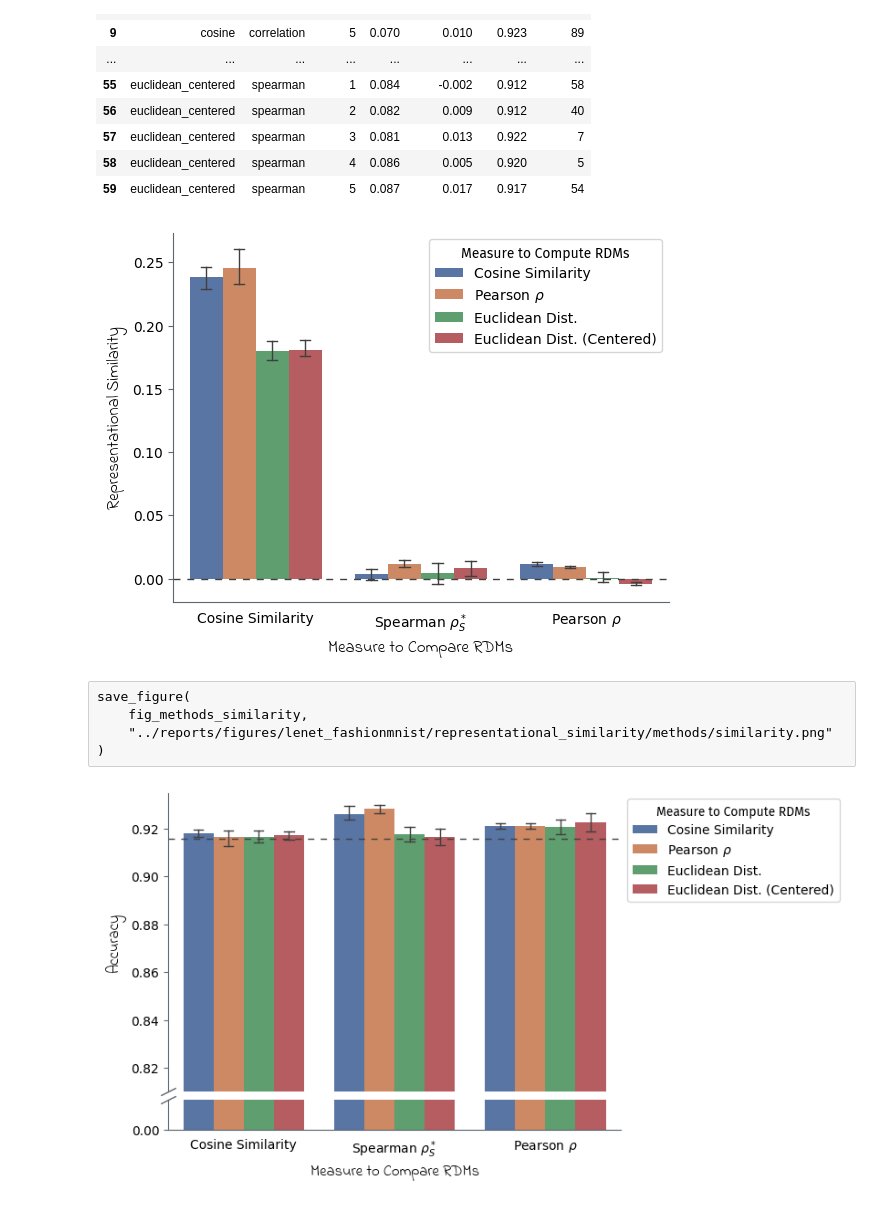
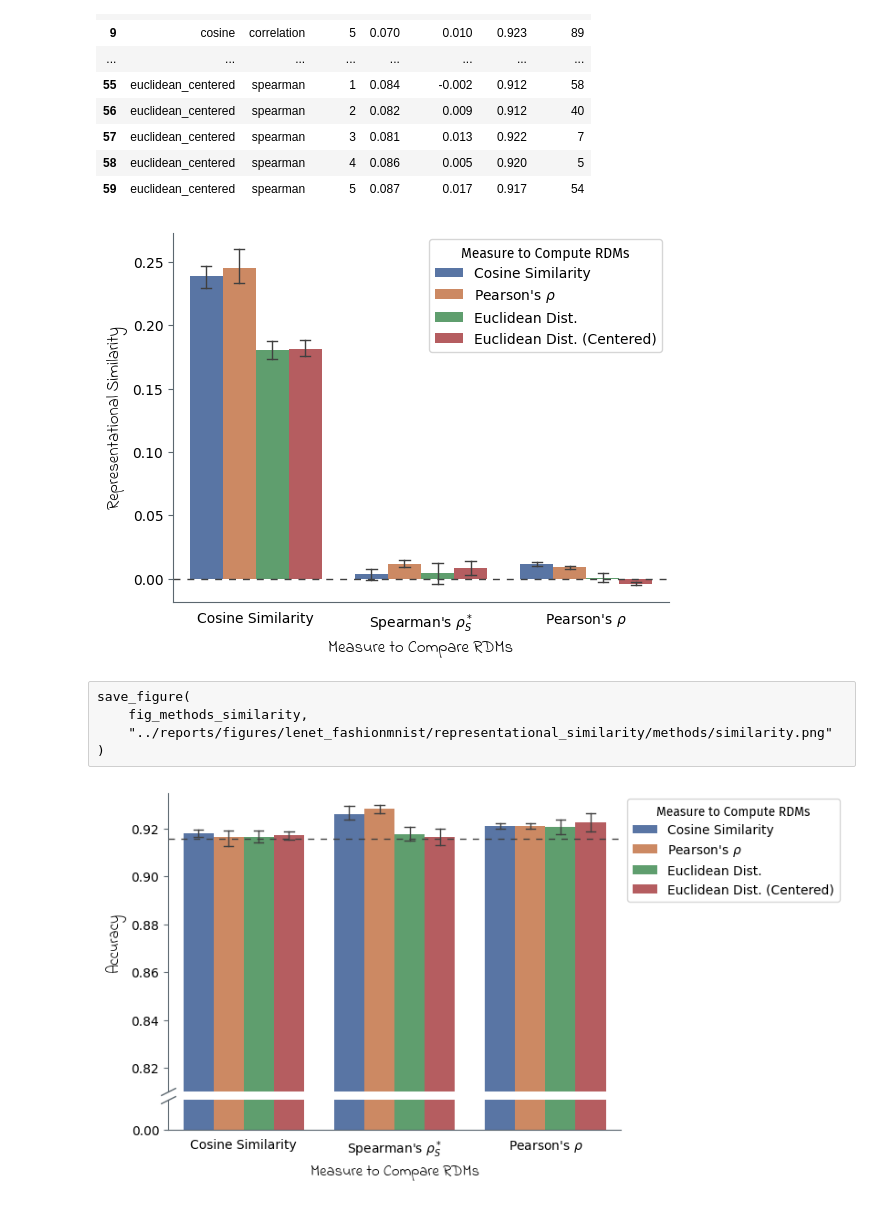
Before and after one commit to mrvnthss/rsa-vision-networks, a Jupyter notebook: notebooks/5.4-mt-rsa-lenet-fashionmnist.ipynb, the cells around one changed output. Cells and saved outputs as stored; diff of their text form; code cells hidden in the pictures.

```diff
--- a/notebooks/5.4-mt-rsa-lenet-fashionmnist.ipynb
+++ b/notebooks/5.4-mt-rsa-lenet-fashionmnist.ipynb
@@ -1037,41 +1037,41 @@ with sns.axes_style({"axes.edgecolor": anthracite}):
         0,
         color=".25",
         linestyle=(0, (5, 5)),
         linewidth=1
     )
 
 # Add axis labels
 ax.set_xlabel("Measure to Compare RDMs", font=indie_flower, size=12)
 ax.set_ylabel("Representational Similarity", font=indie_flower, size=12)
 
 # Customize legend
 h, _ = ax.get_legend_handles_labels()
 ax.legend(
     h,
-    ["Cosine Similarity", r"Pearson $\rho$", "Euclidean Dist.", "Euclidean Dist. (Centered)"],
+    ["Cosine Similarity", r"Pearson's $\rho$", "Euclidean Dist.", "Euclidean Dist. (Centered)"],
     loc="upper right",
     bbox_to_anchor=(1, 1),
     title="Measure to Compute RDMs",
     title_fontproperties=FontProperties(family="Fira Sans")
 )
 
 # Modify tick labels
 ax.set_xticks(range(3))
-ax.set_xticklabels(["Cosine Similarity", r"Spearman $\rho_S^*$", r"Pearson $\rho$"])
+ax.set_xticklabels(["Cosine Similarity", r"Spearman's $\rho_S^*$", r"Pearson's $\rho$"])
 
 # Control figure aesthetics
 sns.despine(ax=ax)
 ax.tick_params(bottom=False, color=anthracite)
 
 fig_methods_similarity = ax.get_figure()
 plt.show()
 # %% [output]
-[figure, old version]
+[figure, new version]
-# %% [raw]
-save_figure(
-    fig_methods_similarity,
-    "../reports/figures/lenet_fashionmnist/representational_similarity/methods/similarity.png"
-)
+# %% [raw]
+save_figure(
+    fig_methods_similarity,
+    "../reports/figures/lenet_fashionmnist/representational_similarity/methods/similarity.png"
+)
 # %%
 # Prepare plot with "broken" axis
 # Adapted from https://matplotlib.org/stable/gallery/subplots_axes_and_figures/broken_axis.html
@@ -1140,7 +1140,7 @@ ax_bottom.set_ylabel("")
 h, _ = ax_top.get_legend_handles_labels()
 ax_top.legend(
     h,
-    ["Cosine Similarity", r"Pearson $\rho$", "Euclidean Dist.", "Euclidean Dist. (Centered)"],
+    ["Cosine Similarity", r"Pearson's $\rho$", "Euclidean Dist.", "Euclidean Dist. (Centered)"],
     loc="upper left",
     bbox_to_anchor=(1, 1),
     title="Measure to Compute RDMs",
@@ -1151,7 +1151,7 @@ ax_top.legend(
 ax_bottom.set_yticks([0])
 ax_bottom.set_yticklabels([f"{0:.2f}"])
 ax_bottom.set_xticks(range(3))
-ax_bottom.set_xticklabels(["Cosine Similarity", r"Spearman $\rho_S^*$", r"Pearson $\rho$"])
+ax_bottom.set_xticklabels(["Cosine Similarity", r"Spearman's $\rho_S^*$", r"Pearson's $\rho$"])
 
 # Control figure aesthetics
 ax_top.set_ylim(0.81, 0.935)
@@ -1162,4 +1162,4 @@ ax_bottom.tick_params(bottom=False, color=anthracite)
 
 plt.show()
 # %% [output]
-[figure, old version]
+[figure, new version]
```
Also changed, not shown: parts of 2 cells of this notebook, 2 other files.
